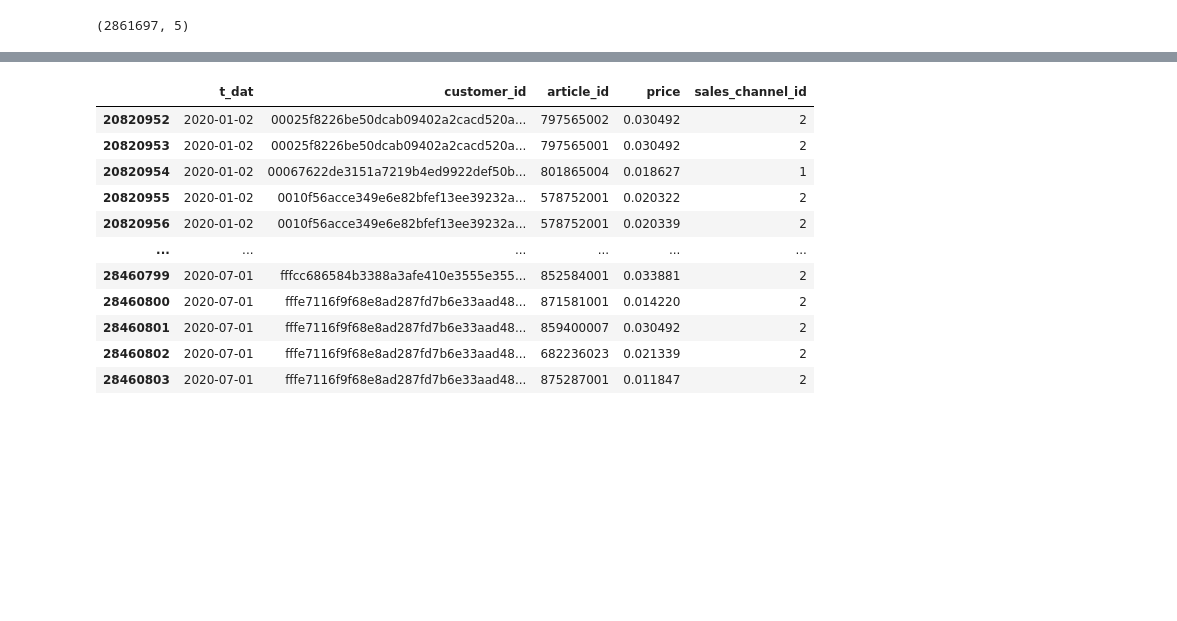
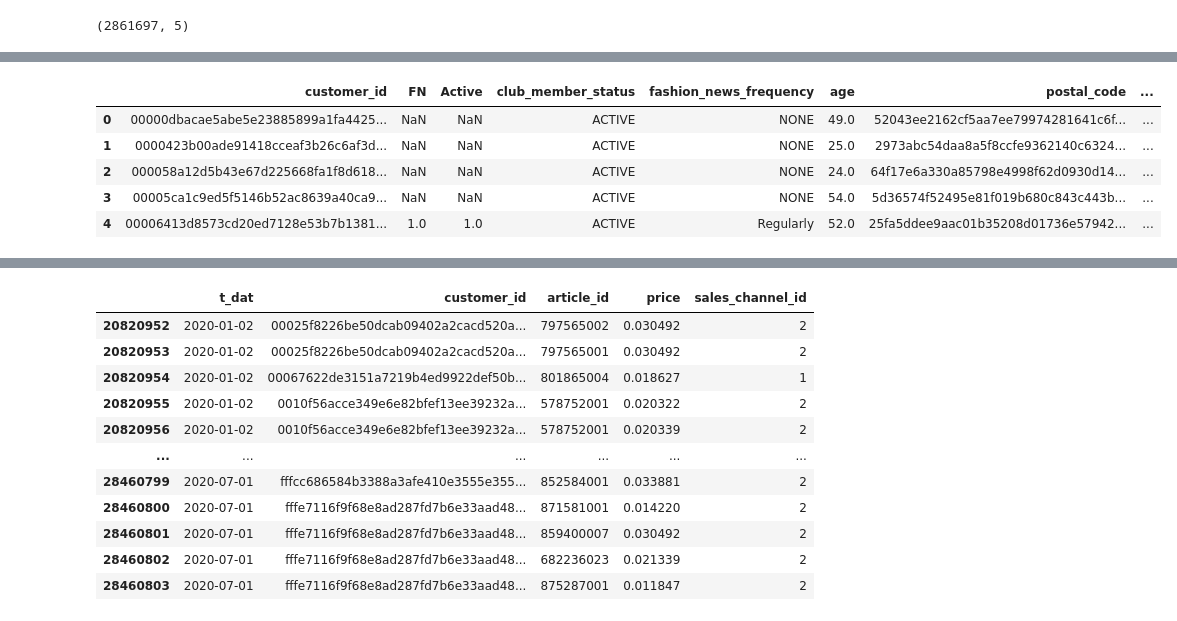
Before and after one commit to yuyuntzu/H-M-Recommendation, a Jupyter notebook: head-h-m-personalized-fashion-recommendations.ipynb, the cells around one changed output, grey strips where cells are left out. Drawn from its saved outputs; the diff is of its cells as text; code cells hidden in the pictures; blank space fills up the shorter version.

Commit message:
Kaggle Notebook | EAD H&M Personalized Fashion Recommendations | Version 8

```diff
--- a/head-h-m-personalized-fashion-recommendations.ipynb
+++ b/head-h-m-personalized-fashion-recommendations.ipynb
@@ -525,0 +531,25 @@ val_x.shape
+# %%
+ALL_USERS = customers_df['customer_id'].unique().tolist()
+ALL_ITEMS = articles_df['article_id'].unique().tolist()
+
+#user_to_customer_map = {user_id: customer_id for user_id, customer_id in enumerate(ALL_USERS)}:
+#This line creates a dictionary called user_to_customer_map where the keys are user IDs (0, 1, 2, ...)
+#and the values are corresponding customer IDs from the ALL_USERS list. T
+#he enumerate() function is used to iterate over the ALL_USERS list and generate pairs of user IDs and customer IDs.
+user_to_customer_map = {user_id: customer_id for user_id, customer_id in enumerate(ALL_USERS)}
+customer_to_user_map = {customer_id: user_id for user_id, customer_id in enumerate(ALL_USERS)}
+
+item_to_article_map = {item_id: article_id for item_id, article_id in enumerate(ALL_ITEMS)}
+article_to_item_map = {article_id: item_id for item_id, article_id in enumerate(ALL_ITEMS)}
+# %%
+customers_df['user_id'] = customers_df['customer_id'].map(customer_to_user_map)
+articles_df['item_id'] = articles_df['article_id'].map(article_to_item_map)
+# %%
+customers_df.head()
+# %% [output]
+|  | customer_id | FN | Active | club_member_status | fashion_news_frequency | age | postal_code | ... |
+| 0 | 00000dbacae5abe5e23885899a1fa4425... | NaN | NaN | ACTIVE | NONE | 49.0 | 52043ee2162cf5aa7ee79974281641c6f... | ... |
+| 1 | 0000423b00ade91418cceaf3b26c6af3d... | NaN | NaN | ACTIVE | NONE | 25.0 | 2973abc54daa8a5f8ccfe9362140c6324... | ... |
+| 2 | 000058a12d5b43e67d225668fa1f8d618... | NaN | NaN | ACTIVE | NONE | 24.0 | 64f17e6a330a85798e4998f62d0930d14... | ... |
+| 3 | 00005ca1c9ed5f5146b52ac8639a40ca9... | NaN | NaN | ACTIVE | NONE | 54.0 | 5d36574f52495e81f019b680c843c443b... | ... |
+| 4 | 00006413d8573cd20ed7128e53b7b1381... | 1.0 | 1.0 | ACTIVE | Regularly | 52.0 | 25fa5ddee9aac01b35208d01736e57942... | ... |
```
Also changed, not shown: parts of 6 cells of this notebook.
